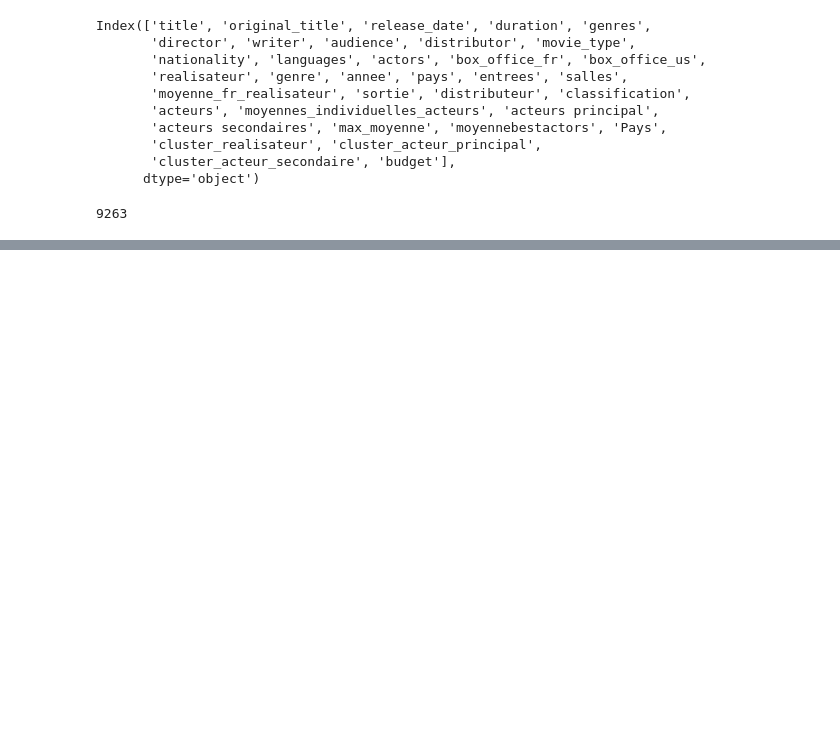
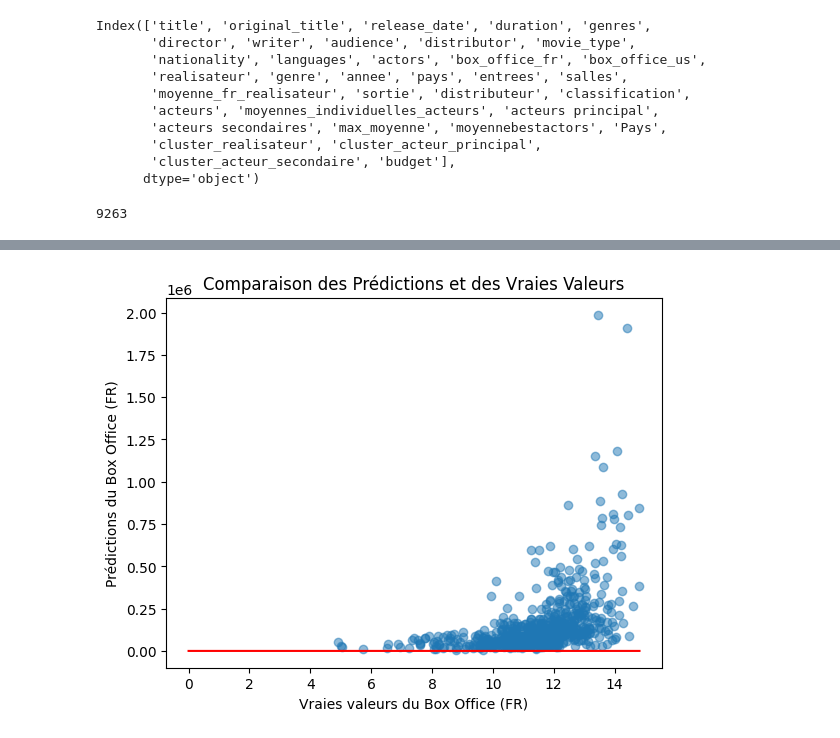
Before and after one commit to DorotheeCatry/popularity-movie-prediction-project, a Jupyter notebook: ML/regressionlineaire.ipynb, the cells around one changed output, grey strips where cells are left out. Cells and saved outputs as stored; diff of their text form; code cells hidden in the pictures; blank space fills up the shorter version.

Commit message:
tentative xgboost

```diff
--- a/ML/regressionlineaire.ipynb
+++ b/ML/regressionlineaire.ipynb
@@ -103,0 +281,9 @@ df.shape[0]
+# %%
+from xgboost import XGBRegressor
+
+model = XGBRegressor(
+    objective='reg:squarederror',
+    n_estimators=100,
+    learning_rate=0.1,
+    random_state=42
+)
@@ -103,0 +344,7 @@ df.shape[0]
+# %%
+from sklearn.model_selection import train_test_split
+
+# Séparer les données en ensemble d'entraînement (80 %) et de test (20 %)
+X_train, X_test, y_train, y_test = train_test_split(X, y, test_size=0.2, random_state=42)
+# %%
+model.fit(X_train, y_train)
@@ -103,0 +363,17 @@ df.shape[0]
+# %%
+# Prédictions sur l'échelle logarithmique
+predictions_log = model.predict(X_test)
+
+# Inverser la transformation logarithmique pour revenir à l'échelle originale
+predictions_original = np.expm1(predictions_log)
+# %%
+import matplotlib.pyplot as plt
+
+plt.scatter(y_test, predictions_original, alpha=0.5)
+plt.xlabel("Vraies valeurs du Box Office (FR)")
+plt.ylabel("Prédictions du Box Office (FR)")
+plt.title("Comparaison des Prédictions et des Vraies Valeurs")
+plt.plot([0, max(y_test)], [0, max(y_test)], color='red')  # Ligne de référence y=x
+plt.show()
+# %% [output]
+[figure, added]
```
Also changed, not shown: parts of 26 cells of this notebook.
